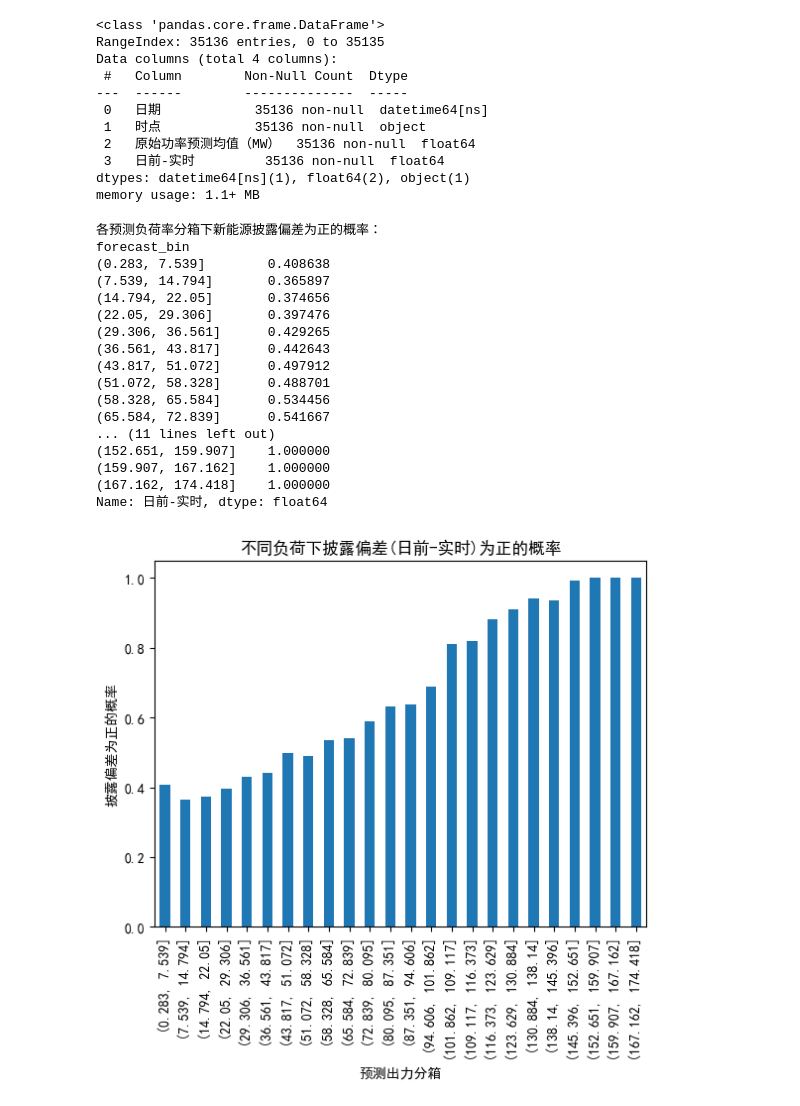
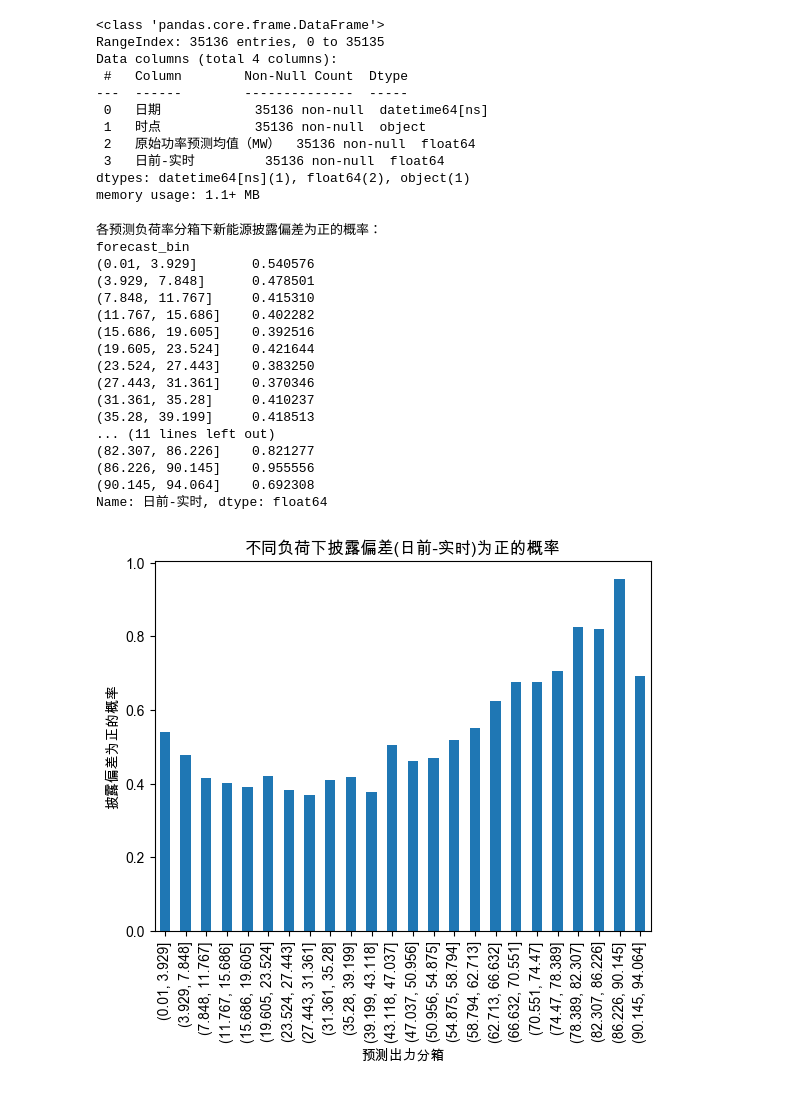
Before and after one commit to 2PoL/day_ahead_spot_price, a Jupyter notebook: main/newEnergyOutputCorrelationAnalysis .ipynb, the cells around one changed output. Saved outputs shown, nothing was run; the diff lists cells and outputs as text; code cells hidden in the pictures.

```diff
--- a/main/newEnergyOutputCorrelationAnalysis .ipynb
+++ b/main/newEnergyOutputCorrelationAnalysis .ipynb
@@ -2,7 +2,7 @@
 import pandas as pd
 import numpy as np
 import matplotlib.pyplot as plt
-df = pd.read_excel('data/data.xlsx', parse_dates=['日期'])
+df = pd.read_excel('../data/simulatedLoadRate.xlsx', parse_dates=['日期'])
 df.info()
 # %% [output]
 <class 'pandas.core.frame.DataFrame'>
@@ -22,38 +22,39 @@ df['forecast_bin'] = pd.cut(df['原始功率预测均值（MW）'], bins)
 # %%
 positive_prob = df.groupby('forecast_bin', observed=False)['日前-实时'].apply(
     lambda x: (x > 0).mean()
 )
 print("各预测负荷率分箱下新能源披露偏差为正的概率：")
 print(positive_prob)
 
 # 设置支持中文的字体
-plt.rcParams['font.sans-serif'] = ['SimHei']
+# plt.rcParams['font.sans-serif'] = ['LXGW']
+plt.rcParams['font.sans-serif'] = ['Arial Unicode MS']
 # 避免负号显示为方块
 plt.rcParams['axes.unicode_minus'] = False
 positive_prob.plot(kind='bar')
 plt.xlabel('预测出力分箱')
 plt.ylabel('披露偏差为正的概率')
 plt.title('不同负荷下披露偏差(日前-实时)为正的概率')
 plt.show()
 # %% [output]
 各预测负荷率分箱下新能源披露偏差为正的概率：
 forecast_bin
-(0.283, 7.539]        0.408638
-(7.539, 14.794]       0.365897
-(14.794, 22.05]       0.374656
-(22.05, 29.306]       0.397476
-(29.306, 36.561]      0.429265
-(36.561, 43.817]      0.442643
-(43.817, 51.072]      0.497912
-(51.072, 58.328]      0.488701
-(58.328, 65.584]      0.534456
-(65.584, 72.839]      0.541667
+(0.01, 3.929]       0.540576
+(3.929, 7.848]      0.478501
+(7.848, 11.767]     0.415310
+(11.767, 15.686]    0.402282
+(15.686, 19.605]    0.392516
+(19.605, 23.524]    0.421644
+(23.524, 27.443]    0.383250
+(27.443, 31.361]    0.370346
+(31.361, 35.28]     0.410237
+(35.28, 39.199]     0.418513
 ... (11 lines left out)
-(152.651, 159.907]    1.000000
-(159.907, 167.162]    1.000000
-(167.162, 174.418]    1.000000
+(82.307, 86.226]    0.821277
+(86.226, 90.145]    0.955556
+(90.145, 94.064]    0.692308
 Name: 日前-实时, dtype: float64
-[figure, old version]
+[figure, new version]
 # %%
 df['时刻'] = pd.to_datetime(df['日期'].astype(str) + ' ' + df['时点'].astype(str), errors='coerce')
 
```
Also changed, not shown: parts of 1 cell of this notebook, 3 other files.
